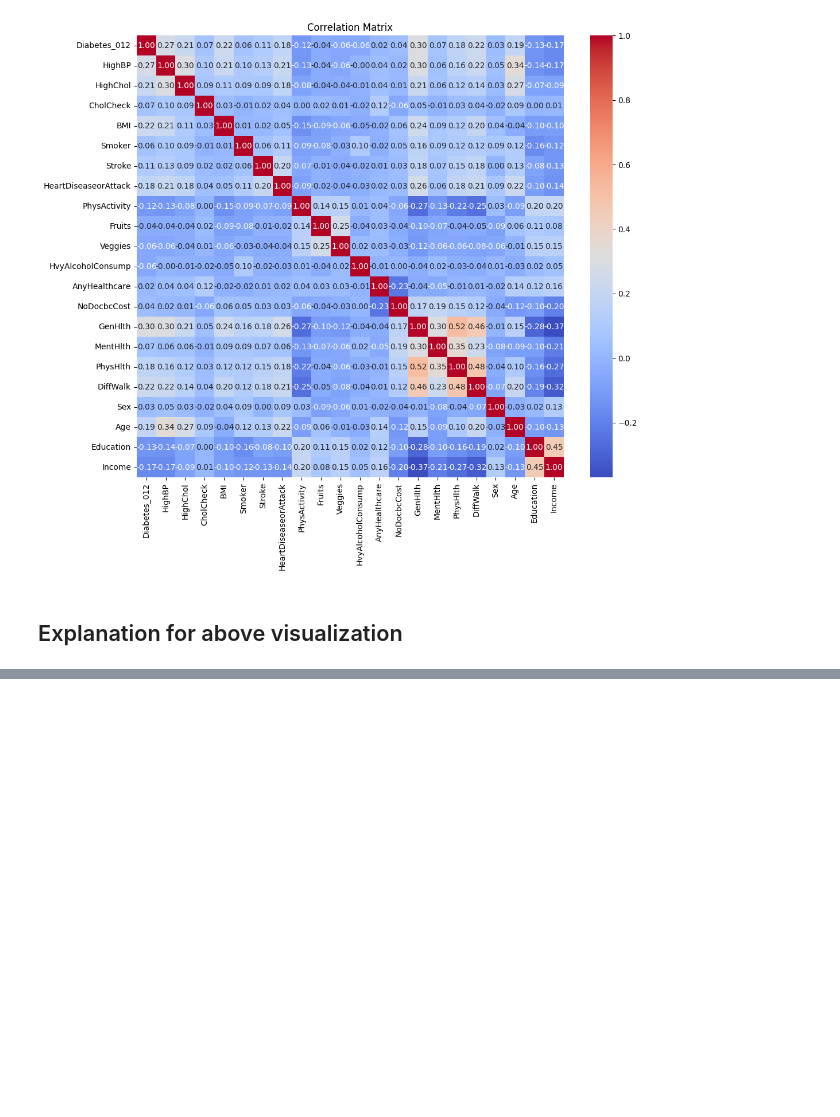
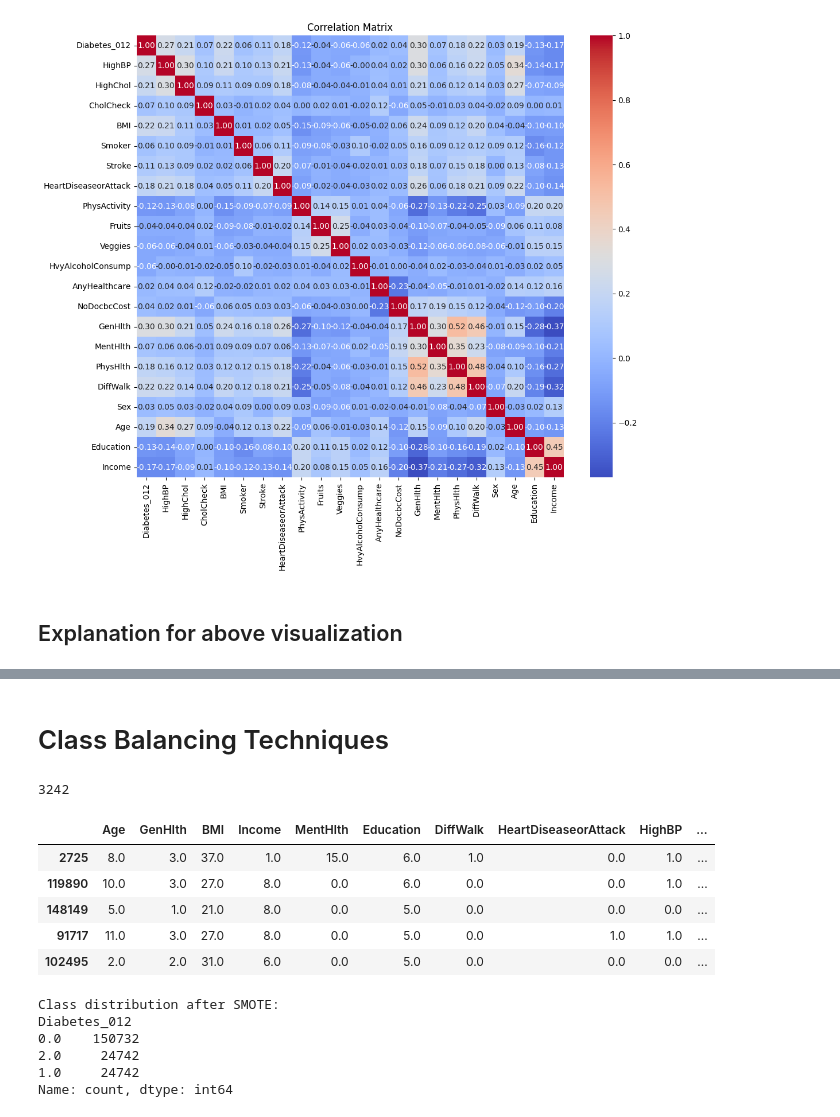
Before and after one commit to praleshraya/diabetes_classification, a Jupyter notebook: diabetes_classification.ipynb, the cells around one changed output, grey strips where cells are left out. Saved outputs shown, nothing was run; the diff lists cells and outputs as text; code cells hidden in the pictures; blank space fills up the shorter version.

```diff
--- a/diabetes_classification.ipynb
+++ b/diabetes_classification.ipynb
@@ -187,0 +349,9 @@ plt.show()
+# %%
+selected_features_for_training = selected_rfe_features[selected_rfe_features['Rank'] == 1]['Feature'].values.tolist() + feature_importances[:10]['Feature'].values.tolist() + selected_features.head(10)['Feature'].values.tolist()
+
+selected_features_for_training = list(set(selected_features_for_training))
+
+
+print(f"Total no of selected features: {len(selected_features_for_training)}")
+
+selected_features_for_training
@@ -187,0 +373,61 @@ plt.show()
+# %% [markdown]
+# Class Balancing Techniques
+# %%
+import pandas as pd
+from sklearn.utils import resample
+from imblearn.over_sampling import SMOTE
+from sklearn.model_selection import train_test_split
+
+# Separate features (X) and target variable (y)
+X = df.drop('Diabetes_012', axis=1) # Included nonly feartures in this variable
+y = df['Diabetes_012'] # included only targets/labels in this variable
+
+
+X = X[selected_features_for_training] # Only include those features which are seen as important after feature selection
+
+# Split data into training and testing sets (70-30 % split)
+X_train, X_test, y_train, y_test = train_test_split(X, y, test_size=0.3, random_state=42, stratify=y)
+
+# Combine X_train and y_train for resampling
+train_data = pd.concat([X_train, y_train], axis=1)
+
+# Separate classes
+class_0 = train_data[train_data['Diabetes_012'] == 0] # Majority class - downsample (undersampling becuz it is larger)
+class_1 = train_data[train_data['Diabetes_012'] == 1] # Minority class - upsample (oversapling becuz it is smallest)
+class_2 = train_data[train_data['Diabetes_012'] == 2] # reference class
+# %%
+print(len(class_1))
+# %% [output]
+3242
+# %%
+train_data.head()
+# %% [output]
+|  | Age | GenHlth | BMI | Income | MentHlth | Education | DiffWalk | HeartDiseaseorAttack | HighBP | ... |
+| 2725 | 8.0 | 3.0 | 37.0 | 1.0 | 15.0 | 6.0 | 1.0 | 0.0 | 1.0 | ... |
+| 119890 | 10.0 | 3.0 | 27.0 | 8.0 | 0.0 | 6.0 | 0.0 | 0.0 | 1.0 | ... |
+| 148149 | 5.0 | 1.0 | 21.0 | 8.0 | 0.0 | 5.0 | 0.0 | 0.0 | 0.0 | ... |
+| 91717 | 11.0 | 3.0 | 27.0 | 8.0 | 0.0 | 5.0 | 0.0 | 1.0 | 1.0 | ... |
+| 102495 | 2.0 | 2.0 | 31.0 | 6.0 | 0.0 | 5.0 | 0.0 | 0.0 | 0.0 | ... |
+# %%
+# Oversampling (minority class) using SMOTE
+
+# Initialize SMOTE
+smote = SMOTE(sampling_strategy={1: y_train.value_counts()[2]}, random_state=42) # Oversample class 1 to same size as class 2
+
+# Apply SMOTE to the training data
+X_train_smote, y_train_smote = smote.fit_resample(X_train, y_train)
+
+# Check the class distribution after oversampling
+print("Class distribution after SMOTE:")
+print(pd.Series(y_train_smote).value_counts())
+
+# Optional: Combine oversampled data into a new DataFrame
+oversampled_data = pd.concat([pd.DataFrame(X_train_smote, columns=X_train.columns),
+                              pd.Series(y_train_smote, name='Diabetes_012')], axis=1)
+# %% [output]
+Class distribution after SMOTE:
+Diabetes_012
+0.0    150732
+2.0     24742
+1.0     24742
+Name: count, dtype: int64
```
Also changed, not shown: parts of 26 cells of this notebook, 15 other files.
